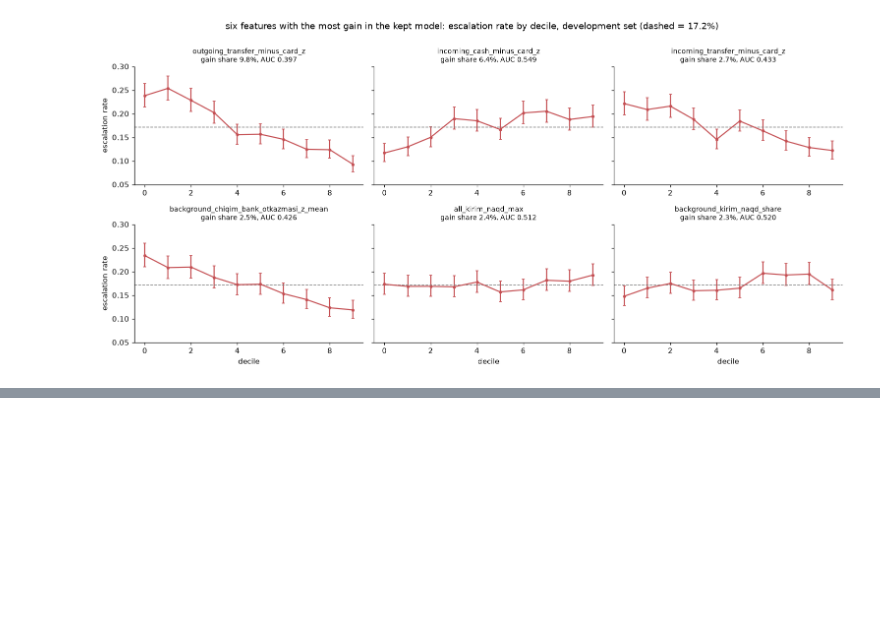
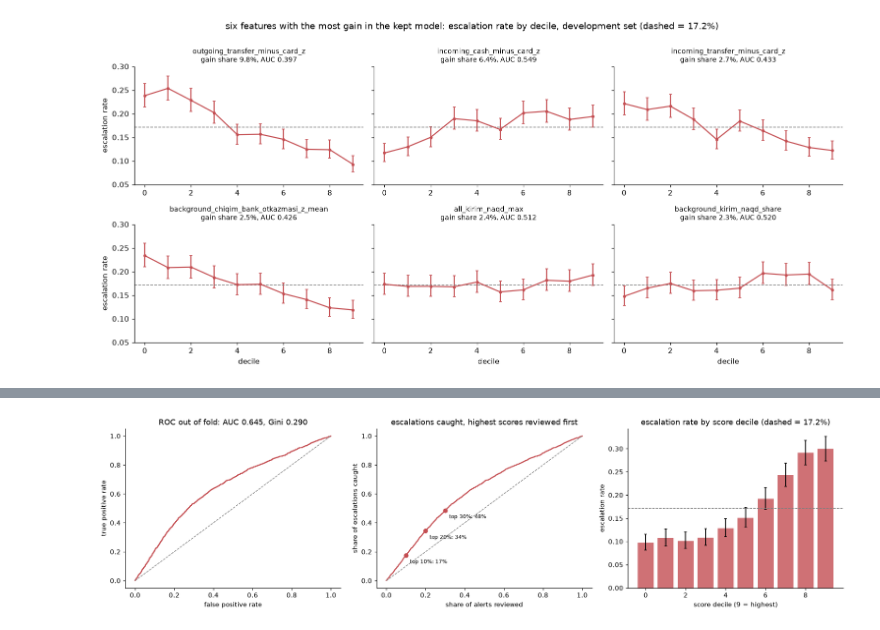
Before and after one commit to dilshodazamjonov/WuitHackathonRYM, a Jupyter notebook: notebooks/solution.ipynb, the cells around one changed output, grey strips where cells are left out. Cells and saved outputs as stored; diff of their text form; code cells hidden in the pictures; blank space fills up the shorter version.

```diff
--- a/notebooks/solution.ipynb
+++ b/notebooks/solution.ipynb
@@ -2250,6 +1390,0 @@ pd.DataFrame({name: dev_score.iloc[idx][cols].median() for name, idx in groups.i
-# %%
-raw = {
-    name: tr_m[tr_m["signal_id"].isin(dev_sig["signal_id"].iloc[idx])].groupby("dir_type", observed=False)["channel_z"].mean()
-    for name, idx in groups.items()
-}
-pd.DataFrame(raw).round(3)
@@ -2623,0 +1651,5 @@ ablation_tab.round(5).to_csv(ART_DIR / "ablation.csv")
+# %%
+for r in (101, 202, 303):
+    fresh = list(StratifiedKFold(5, shuffle=True, random_state=r).split(np.zeros(len(y_dev)), y_dev))
+    gain_rows[f"fresh split, random_state {r}"] = contrast_gain(fresh)[0]
+pd.DataFrame.from_dict(gain_rows, orient="index").round(4)
@@ -2623,0 +1708,8 @@ ablation_tab.round(5).to_csv(ART_DIR / "ablation.csv")
+# %%
+dev_order = dev_sig["signal_sanasi"].rank(method="first").to_numpy()
+time_folds = [(np.flatnonzero(dev_order <= 0.8 * len(dev_order)), np.flatnonzero(dev_order > 0.8 * len(dev_order)))]
+time_auc = [run_cv(X_dev[FEATURES], y_dev, time_folds, params=LGB_FINAL, seed=s)[2][0] for s in SEEDS]
+va_t = time_folds[0][1]
+n1_t, n0_t = int(y_dev[va_t].sum()), int((y_dev[va_t] == 0).sum())
+print("scored alerts from:", dev_sig["signal_sanasi"].iloc[va_t].min().date(), "| escalated among them:", n1_t)
+print("AUC per seed:", np.round(time_auc, 4).tolist(), "| mean:", round(np.mean(time_auc), 4), "| SE under chance:", round(np.sqrt((n0_t + n1_t + 1) / (12 * n0_t * n1_t)), 3))
@@ -2623,0 +1805,52 @@ ablation_tab.round(5).to_csv(ART_DIR / "ablation.csv")
+# %%
+from sklearn.metrics import roc_curve
+
+auc_final = roc_auc_score(y_dev, oof_final)
+fpr, tpr, _ = roc_curve(y_dev, oof_final)
+order = np.argsort(-oof_final, kind="stable")
+captured = np.cumsum(y_dev[order]) / y_dev.sum()
+reviewed = np.arange(1, len(order) + 1) / len(order)
+deciles = rate_by_bin(oof_final, y_dev)
+
+
+def capture_at(k):
+    n = int(np.ceil(k * len(order)))
+    return captured[n - 1], y_dev[order[:n]].mean()
+
+
+METRICS = {
+    "dev_oof_auc": round(auc_final, 5),
+    "gini": round(2 * auc_final - 1, 5),
+    "ks": round(float(np.max(tpr - fpr)), 4),
+    **{f"capture_at_{round(k * 100)}pct": round(float(capture_at(k)[0]), 4) for k in (0.1, 0.2, 0.3)},
+    **{f"escalation_rate_top_{round(k * 100)}pct": round(float(capture_at(k)[1]), 4) for k in (0.1, 0.2, 0.3)},
+    "escalation_rate_bottom_10pct": round(float(deciles["rate"].iloc[0]), 4),
+    "fold_auc": s_final.round(4).tolist(),
+    "per_seed_auc": [round(float(v), 4) for v in seed_means],
+    "time_stress_auc": round(float(np.mean(time_auc)), 4),
+}
+
+fig, axes = plt.subplots(1, 3, figsize=(16, 4.3))
+axes[0].plot(fpr, tpr, color=CLASS_COLORS[1])
+axes[0].plot([0, 1], [0, 1], ls="--", c="grey", lw=1)
+axes[0].set(title=f"ROC out of fold: AUC {auc_final:.3f}, Gini {2 * auc_final - 1:.3f}", xlabel="false positive rate", ylabel="true positive rate")
+axes[1].plot(reviewed, captured, color=CLASS_COLORS[1])
+axes[1].plot([0, 1], [0, 1], ls="--", c="grey", lw=1)
+for k in (0.1, 0.2, 0.3):
+    c = capture_at(k)[0]
+    axes[1].plot(k, c, "o", color=CLASS_COLORS[1])
+    axes[1].annotate(f"top {k:.0%}: {c:.0%}", (k, c), xytext=(6, -12), textcoords="offset points", fontsize=8)
+axes[1].set(title="escalations caught, highest scores reviewed first", xlabel="share of alerts reviewed", ylabel="share of escalations caught")
+axes[2].bar(range(len(deciles)), deciles["rate"], yerr=[deciles["rate"] - deciles["lo"], deciles["hi"] - deciles["rate"]], color=CLASS_COLORS[1], alpha=0.8, capsize=2)
+axes[2].axhline(y_dev.mean(), ls="--", c="grey", lw=1)
+axes[2].set(title="escalation rate by score decile (dashed = 17.2%)", xlabel="score decile (9 = highest)", ylabel="escalation rate")
+fig.tight_layout()
+save_fig(
+    fig,
+    "F16_dev_roc_capture",
+    "On the development folds the frozen model reaches AUC 0.645 pooled (Gini 0.290, KS 0.241). Reviewing the top 20% of the queue by score catches 34% of escalations; the top 10% escalates at 30% and the bottom 10% at 10%, against 17.2% overall.",
+    "Use the score to order the review queue, not to auto-close alerts; the holdout check confirms the number once.",
+)
+METRICS
+# %% [output]
+[figure, added]
```
Also changed, not shown: parts of 290 cells of this notebook, 4 other files.
